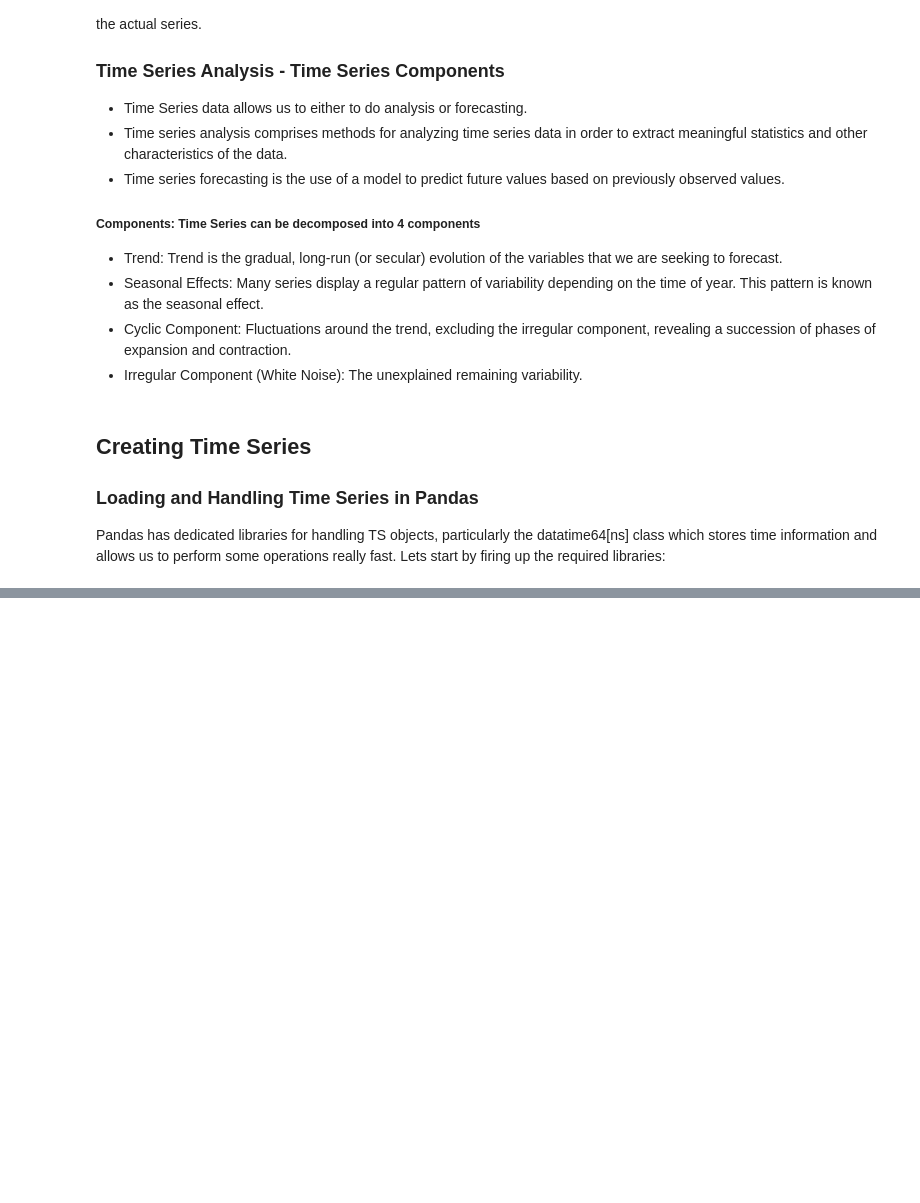
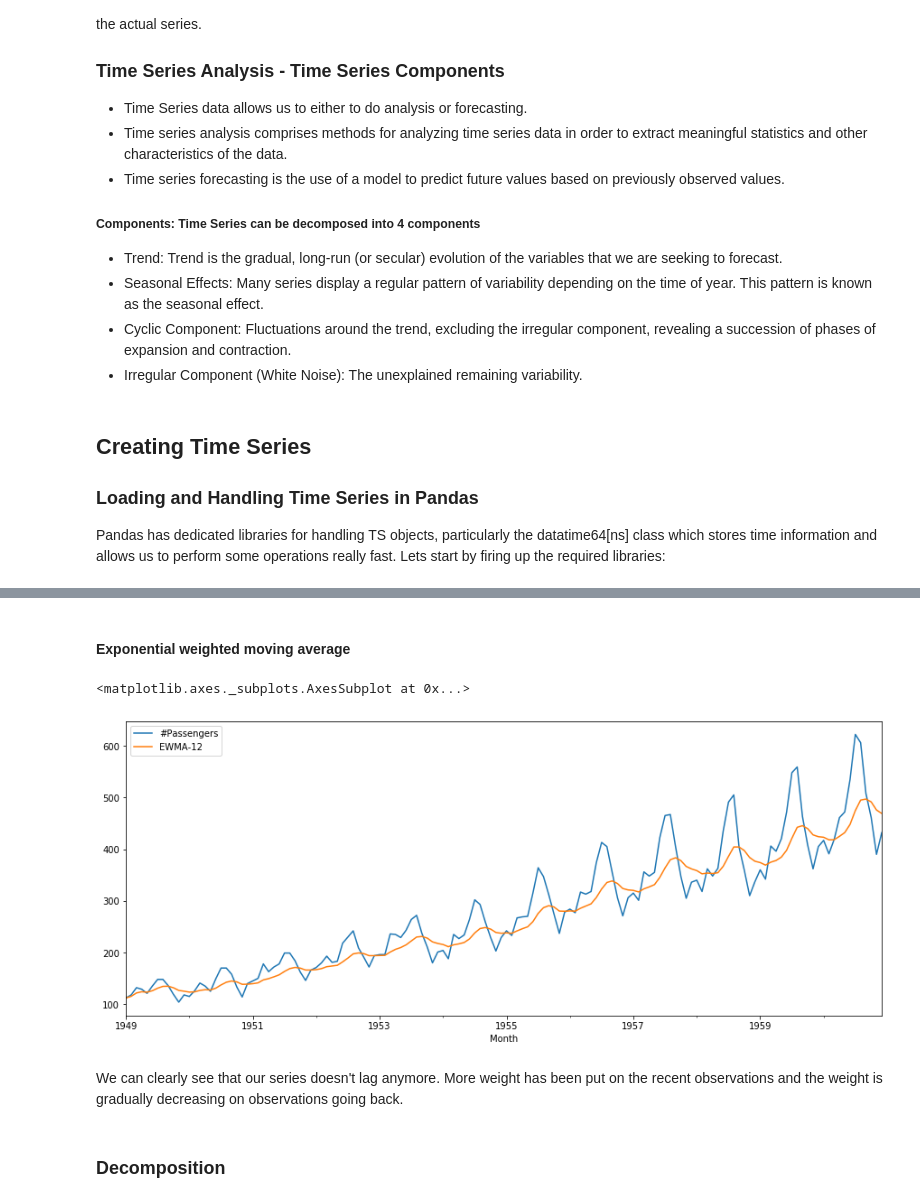
Before and after one commit to mkmritunjay/machineLearning, a Jupyter notebook: ARIMA.ipynb, the cells around one changed output, grey strips where cells are left out. Drawn from its saved outputs; the diff is of its cells as text; code cells hidden in the pictures; blank space fills up the shorter version.

```diff
--- a/ARIMA.ipynb
+++ b/ARIMA.ipynb
@@ -57,0 +310,13 @@ Pandas has dedicated libraries for handling TS objects, particularly the datatim
+# %% [markdown]
+#### Exponential weighted moving average
+# %%
+# Let's calculate EWMA with a span of 12 months and plot it with our series
+data['EWMA-12'] = data['#Passengers'].ewm(span=12).mean()
+data[['#Passengers', 'EWMA-12']].plot()
+# %% [output]
+<matplotlib.axes._subplots.AxesSubplot at 0x...>
+[figure, added]
+# %% [markdown]
+We can clearly see that our series doesn't lag anymore. More weight has been put on the recent observations and the weight is gradually decreasing on observations going back.
+# %% [markdown]
+### Decomposition
```
Also changed, not shown: parts of 34 cells of this notebook.
